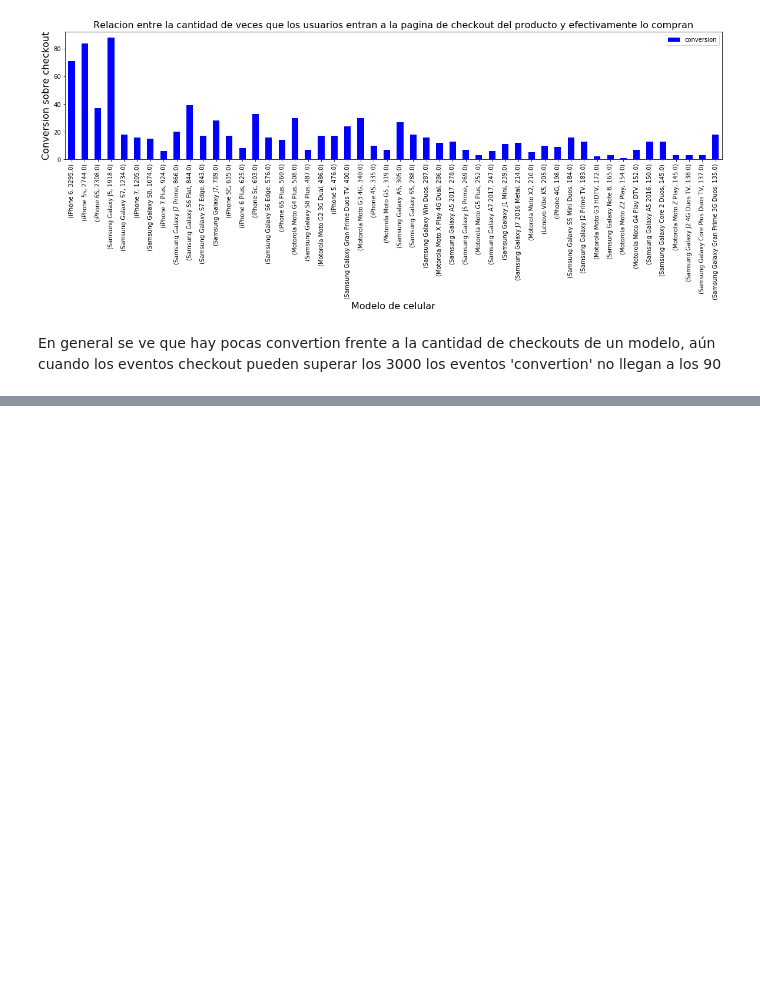
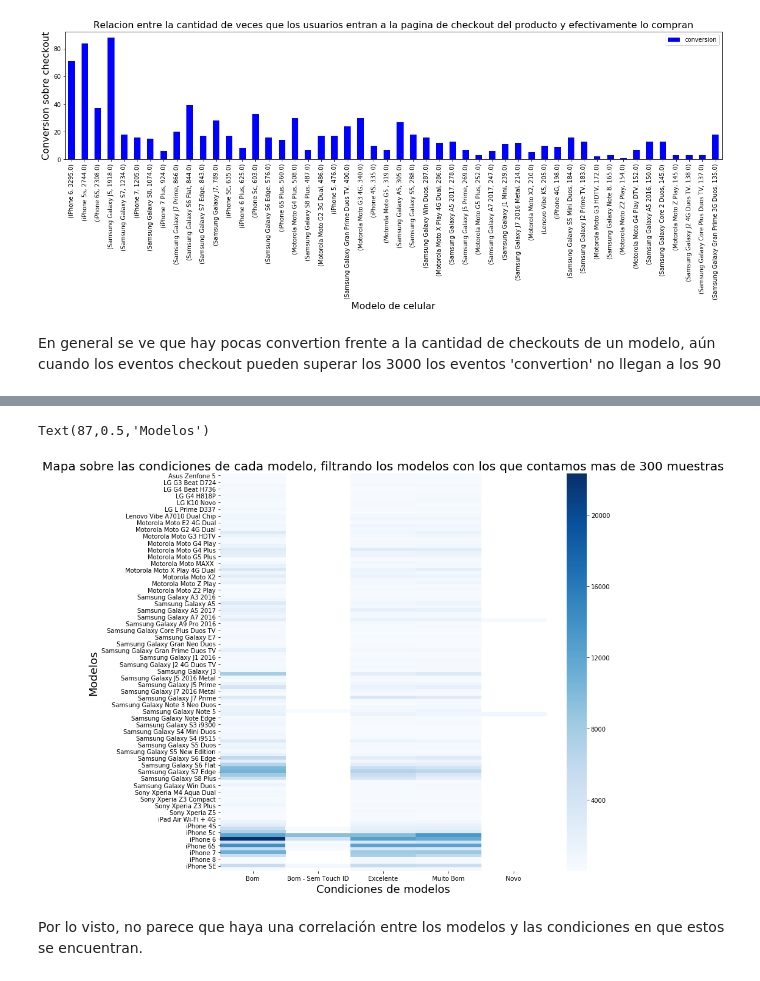
Before and after one commit to IgnacioKomar/OrganizacionDeDatos, a Jupyter notebook: Análisis sobre modelos.ipynb, the cells around one changed output, grey strips where cells are left out. Cells and saved outputs as stored; diff of their text form; code cells hidden in the pictures; blank space fills up the shorter version.

Commit message:
Agrego analisis sobre modelos y condiciones de los mismos

```diff
--- a/Análisis sobre modelos.ipynb
+++ b/Análisis sobre modelos.ipynb
@@ -414,0 +419,9 @@ En general se ve que hay pocas convertion frente a la cantidad de checkouts de u
+# %%
+dataEvents.dropna(subset = ['model'], inplace = True)
+dataEvents.dropna(subset = ['condition'], inplace = True)
+modelAndCondition = dataEvents[['model','condition']]
+modelAndConditionGrouped = modelAndCondition.groupby('model')['condition'].value_counts()
+
+modelConditionData = pd.DataFrame(modelAndConditionGrouped)
+modelConditionData.rename(columns = {'condition' : 'cantidad por condicion'}, inplace = True)
+modelConditionData.head(10)
@@ -414,0 +443,4 @@ En general se ve que hay pocas convertion frente a la cantidad de checkouts de u
+# %%
+modelConditionData.reset_index(inplace = True)
+modelConditionData = modelConditionData.pivot(index = 'model',columns = 'condition', values = 'cantidad por condicion')
+modelConditionData.fillna(value = 0)
@@ -414,0 +469,3 @@ En general se ve que hay pocas convertion frente a la cantidad de checkouts de u
+# %%
+modelConditionData_filtered = modelConditionData[modelConditionData.sum(axis=1) > 300]
+modelConditionData_filtered.fillna(value = 0)
@@ -414,0 +492,11 @@ En general se ve que hay pocas convertion frente a la cantidad de checkouts de u
+# %%
+plt.subplots(figsize=(12,12))
+mapCondicionPorModelo = sns.heatmap(modelConditionData_filtered, cmap="Blues")
+mapCondicionPorModelo.set_title("Mapa sobre las condiciones de cada modelo, filtrando los modelos con los que contamos mas de 300 muestras", fontsize=20)
+mapCondicionPorModelo.set_xlabel("Condiciones de modelos",fontsize=18)
+mapCondicionPorModelo.set_ylabel("Modelos", fontsize=18)
+# %% [output]
+Text(87,0.5,'Modelos')
+[figure, added]
+# %% [markdown]
+Por lo visto, no parece que haya una correlación entre los modelos y las condiciones en que estos se encuentran.
```
Also changed, not shown: parts of 12 cells of this notebook.
